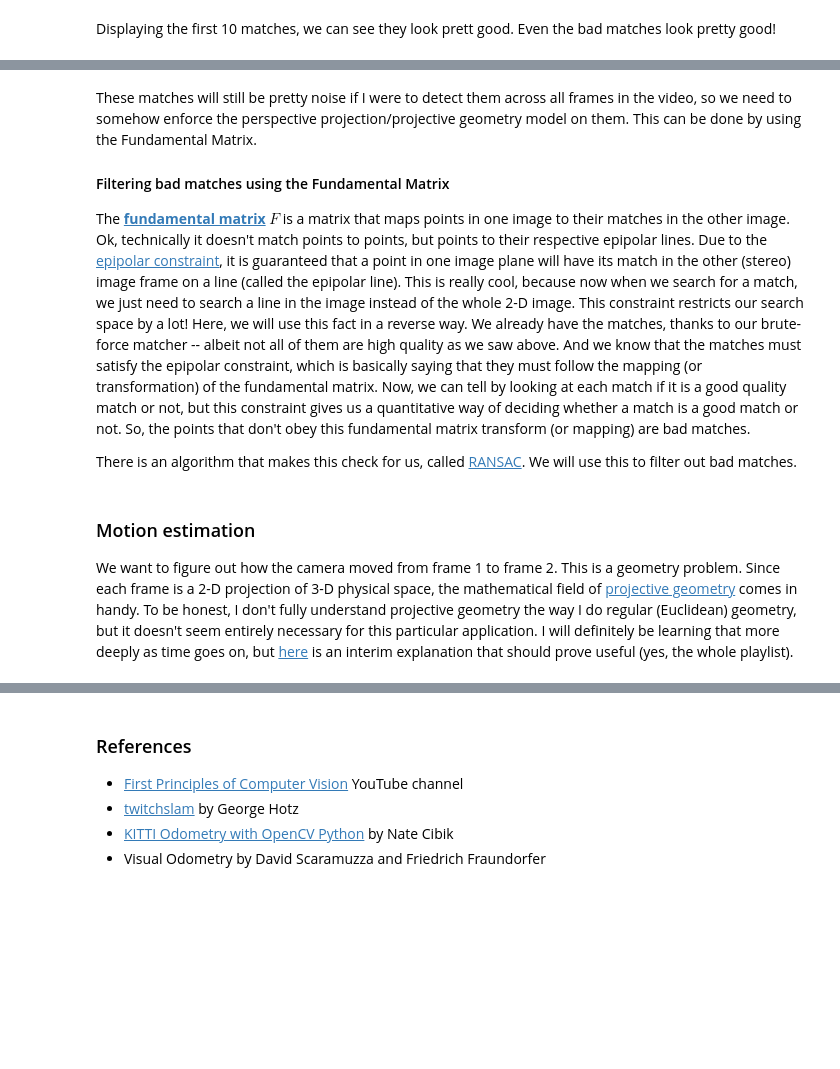
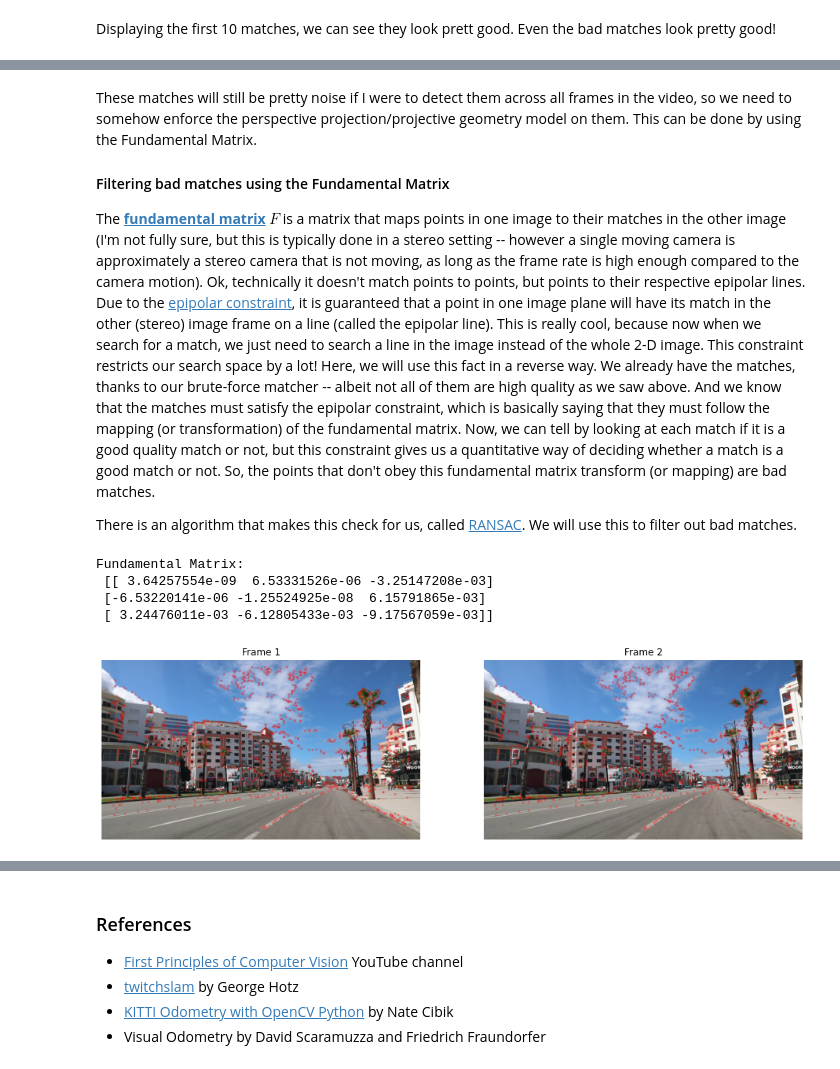
Before and after one commit to vibhavgaur/VisualOdometry, a Jupyter notebook: VisualOdometry2.ipynb, the cells around one changed output, grey strips where cells are left out. Cells and saved outputs as stored; diff of their text form; code cells hidden in the pictures; blank space fills up the shorter version.

```diff
--- a/VisualOdometry2.ipynb
+++ b/VisualOdometry2.ipynb
@@ -113,7 +119,7 @@ This can be done by using the Fundamental Matrix.
 
 #### Filtering bad matches using the Fundamental Matrix
 
-The **[fundamental matrix](https://en.wikipedia.org/wiki/Fundamental_matrix_(computer_vision))** $F$ is a matrix that maps points in one image to their matches in the other image.
+The **[fundamental matrix](https://en.wikipedia.org/wiki/Fundamental_matrix_(computer_vision))** $F$ is a matrix that maps points in one image to their matches in the other image (I'm not fully sure, but this is typically done in a stereo setting -- however a single moving camera is approximately a stereo camera that is not moving, as long as the frame rate is high enough compared to the camera motion).
 Ok, technically it doesn't match points to points, but points to their respective epipolar lines.
 Due to the [epipolar constraint](https://en.wikipedia.org/wiki/Epipolar_geometry#Epipolar_constraint_and_triangulation), it is guaranteed that a point in one image plane will have its match in the other (stereo) image frame on a line (called the epipolar line).
 This is really cool, because now when we search for a match, we just need to search a line in the image instead of the whole 2-D image.
@@ -135,8 +135,18 @@ print("Number of inliers: ", sum(inlierMask))
-# %% [markdown]
-### Motion estimation
-
-We want to figure out how the camera moved from frame 1 to frame 2.
-This is a geometry problem.
-Since each frame is a 2-D projection of 3-D physical space, the mathematical field of [projective geometry](https://www.britannica.com/science/projective-geometry) comes in handy.
-To be honest, I don't fully understand projective geometry the way I do regular (Euclidean) geometry, but it doesn't seem entirely necessary for this particular application.
-I will definitely be learning that more deeply as time goes on, but [here](https://www.youtube.com/playlist?list=PL2zRqk16wsdoCCLpou-dGo7QQNks1Ppzo) is an interim explanation that should prove useful (yes, the whole playlist).
+# %%
+ransacData = np.array([(kp1[m.queryIdx].pt, kp2[m.trainIdx].pt) for m in goodMatches])
+model, inliers = ransac((ransacData[:,0], ransacData[:,1]), FundamentalMatrixTransform, min_samples=8, residual_threshold=1, max_trials=2000)
+print("Fundamental Matrix:\n", model.params)
+# %% [output]
+Fundamental Matrix:
+ [[ 3.64257554e-09  6.53331526e-06 -3.25147208e-03]
+ [-6.53220141e-06 -1.25524925e-08  6.15791865e-03]
+ [ 3.24476011e-03 -6.12805433e-03 -9.17567059e-03]]
+# %%
+kp1 = [cv2.KeyPoint(x = m[0][0], y = m[0][1], size = 20) for m in ransacData[inliers]]
+kp2 = [cv2.KeyPoint(x = m[1][0], y = m[1][1], size = 20) for m in ransacData[inliers]]
+
+frame1_gkp = cv2.drawKeypoints(frame1, kp1, None, color=(255,0,0), flags=0)
+frame2_gkp = cv2.drawKeypoints(frame2, kp2, None, color=(255,0,0), flags=0)
+showImages(frame1_gkp, frame2_gkp)
+# %% [output]
+[figure, added]
```
Also changed, not shown: parts of 8 cells of this notebook, 2 other files.
